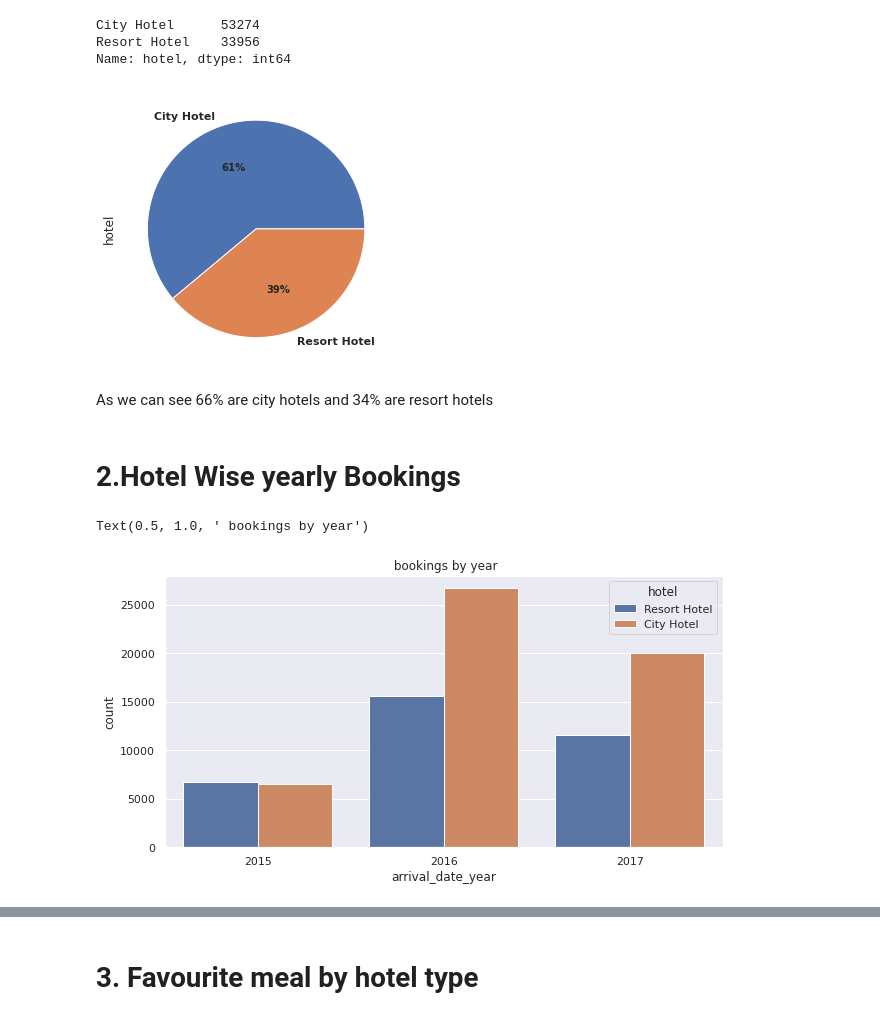
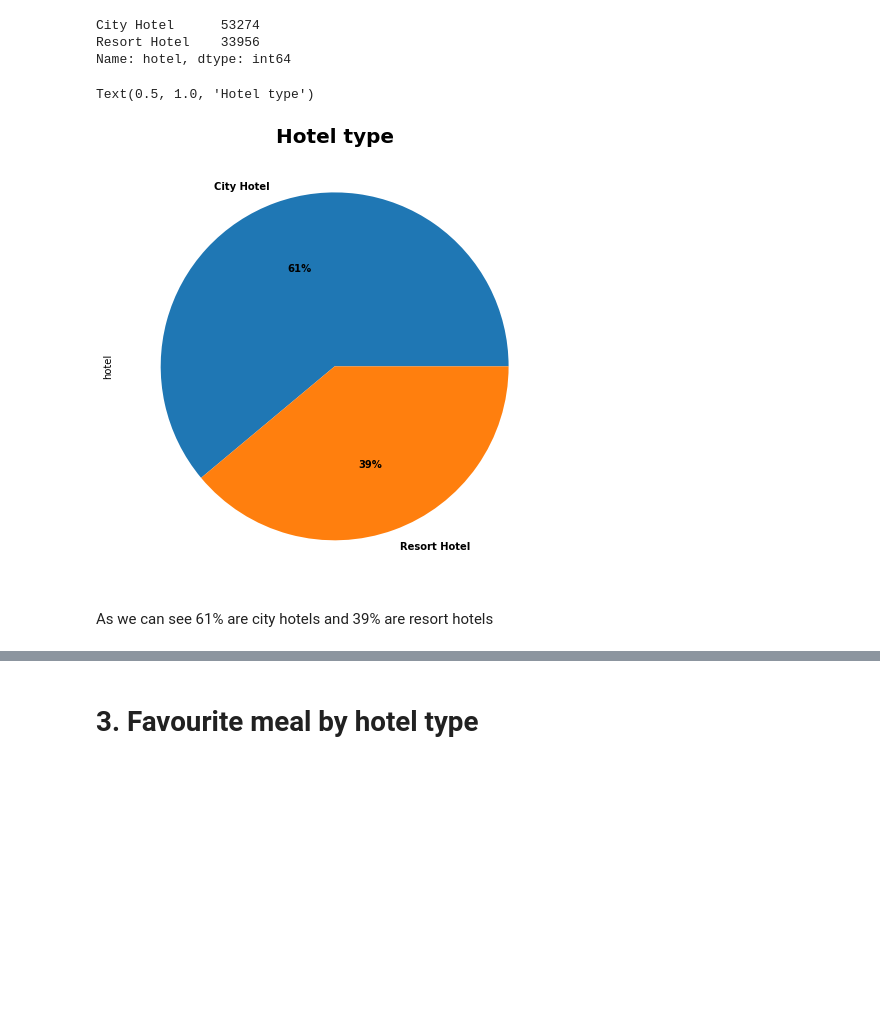
Before and after one commit to ShubhKjoshi/EDA_Hotel_booking_Analysis, a Jupyter notebook: Hotel_Booking_Analysis_Capstone_Project.ipynb, the cells around one changed output, grey strips where cells are left out. Drawn from its saved outputs; the diff is of its cells as text; code cells hidden in the pictures; blank space fills up the shorter version.

```diff
--- a/Hotel_Booking_Analysis_Capstone_Project.ipynb
+++ b/Hotel_Booking_Analysis_Capstone_Project.ipynb
@@ -215,17 +213,10 @@ City Hotel      53274
 Resort Hotel    33956
 Name: hotel, dtype: int64
 # %%
-
-Hotel_type_ratio = Hotel_typ.plot.pie(x='City Hotel', y ='Resort Hotel',autopct='%1.0f%%',textprops={'weight': 'bold'},figsize =(5,5))
+Hotel_type_ratio = Hotel_typ.plot.pie(x='City Hotel', y ='Resort Hotel',autopct='%1.0f%%',textprops={'weight': 'bold'},figsize =(8,8))
+plt.title('Hotel type',fontweight="bold", size=20)
 # %% [output]
+Text(0.5, 1.0, 'Hotel type')
-[figure, old version]
+[figure, new version]
 # %% [markdown]
-As we can see 66% are city hotels and 34% are resort hotels
+As we can see 61% are city hotels and 39% are resort hotels
-# %% [markdown]
-# 2.Hotel Wise yearly Bookings
-# %%
-plt.figure(figsize = (10,5))
-sns.countplot(x= 'arrival_date_year', data= Hotel_df, hue= 'hotel').set_title (' bookings by year')
-# %% [output]
-Text(0.5, 1.0, ' bookings by year')
-[figure, removed]
```
Also changed, not shown: parts of 13 cells of this notebook.
